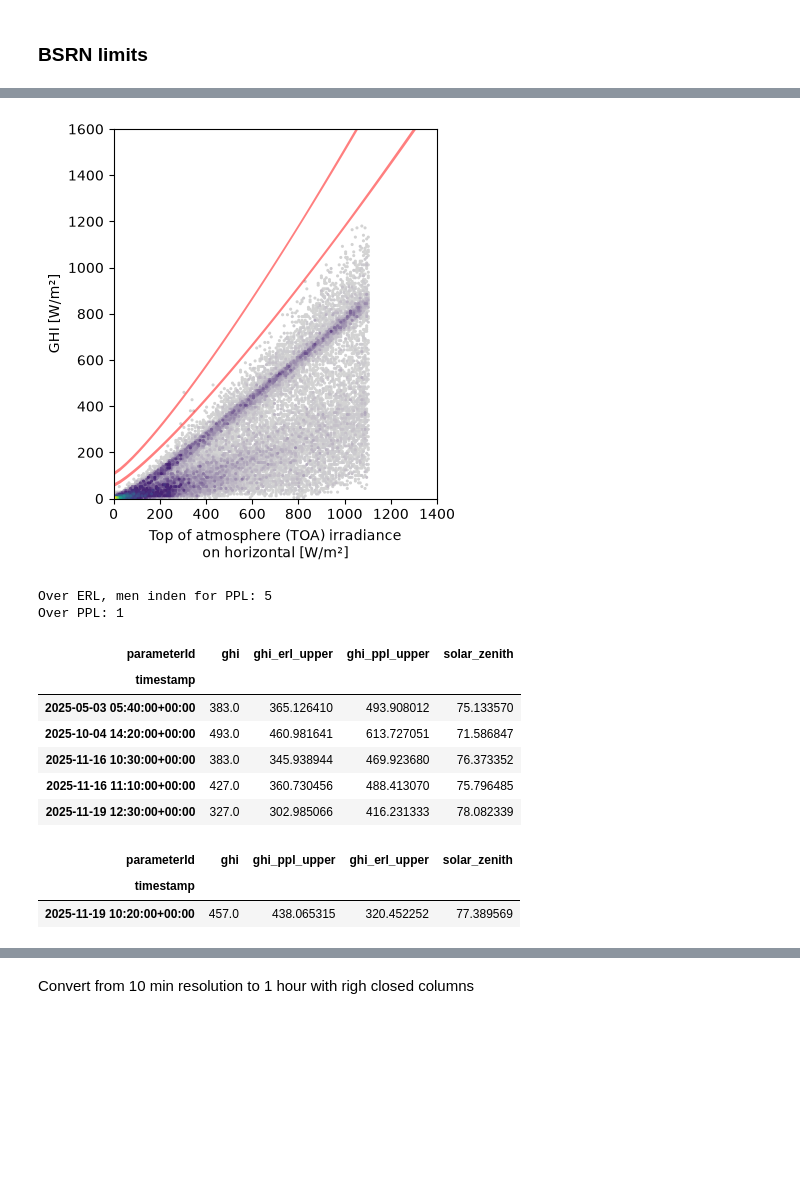
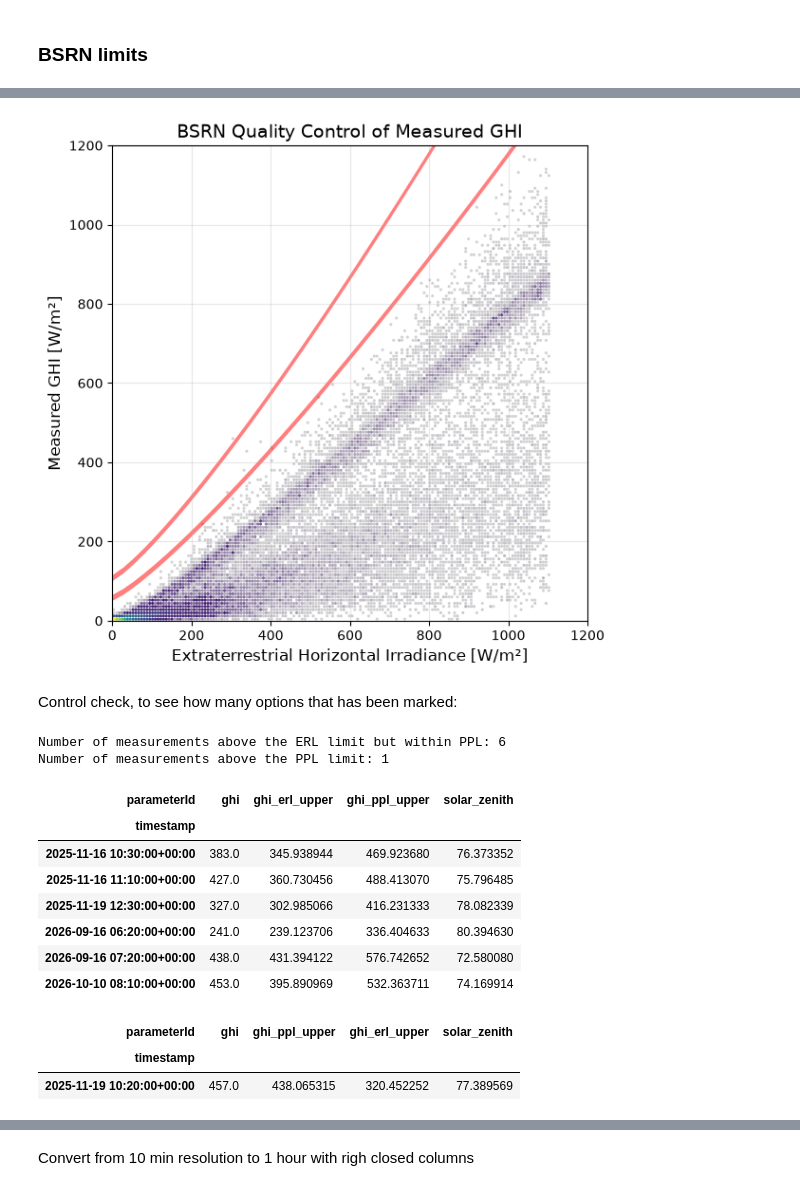
Before and after one commit to MatildeMGM/solar_forecast_project, a Jupyter notebook: notebooks/weather_measurements.ipynb, the cells around one changed output, grey strips where cells are left out. Cells and saved outputs as stored; diff of their text form; code cells hidden in the pictures; blank space fills up the shorter version.

Commit message:
updating weather_measurements notebook

```diff
--- a/notebooks/weather_measurements.ipynb
+++ b/notebooks/weather_measurements.ipynb
@@ -20,11 +20,10 @@ from scripts.functions import prep_dmi_irradiance, get_forecast_data
 # %%
-dmi_raw = get_dmi_ghi(
+data_raw = get_dmi_ghi(
     start="2025-11-09",
     end="2026-11-09",
     station="06019",
 )
 
-
 data_raw.head(20)
 # %% [output]
 | parameterId | ghi |
@@ -111,14 +128,25 @@ data_raw["ghi_erl_flag"] = solarpy.quality.bsrn_limits_flag(
 # %%
-# plot the data and the BSRN limits
+#Plot the data and the BSRN limits
 fig, ax = solarpy.plotting.plot_bsrn_limits(
     irradiance=data_raw["ghi"],
     component="ghi",
     ghi_extra=data_raw["ghi_extra"],
 )
-
+fig.set_size_inches(12, 6)
+ax.set_title("BSRN Quality Control of Measured GHI", fontsize=14)
+ax.set_xlabel("Extraterrestrial Horizontal Irradiance [W/m²]", fontsize=12)
+ax.set_ylabel("Measured GHI [W/m²]", fontsize=12)
+ax.tick_params(axis="both", labelsize=10)
+ax.grid(alpha=0.3)
+ax.set_xlim(0, 1200)
+ax.set_ylim(0, 1200)
+ax.set_aspect("equal", adjustable="box")
+plt.tight_layout()
 plt.show()
 # %% [output]
-[figure, old version]
+[figure, new version]
+# %% [markdown]
+Control check, to see how many options that has been marked:
 # %%
 _, data_raw["ghi_ppl_upper"] = solarpy.quality.bsrn_limits(
     data_raw["solar_zenith"], data_raw["dni_extra"], limits="ghi-ppl"
@@ -141,21 +169,22 @@ above_ppl = data_raw.loc[
     ["ghi", "ghi_ppl_upper", "ghi_erl_upper", "solar_zenith"],
 ]
 
-print("Over ERL, men inden for PPL:", len(erl_only))
-print("Over PPL:", len(above_ppl))
+print("Number of measurements above the ERL limit but within PPL:", len(erl_only))
+print("Number of measurements above the PPL limit:", len(above_ppl))
 
 display(erl_only)
 display(above_ppl)
 # %% [output]
-Over ERL, men inden for PPL: 5
-Over PPL: 1
+Number of measurements above the ERL limit but within PPL: 6
+Number of measurements above the PPL limit: 1
 | parameterId | ghi | ghi_erl_upper | ghi_ppl_upper | solar_zenith |
 | timestamp |  |  |  |  |
-| 2025-05-03 05:40:00+00:00 | 383.0 | 365.126410 | 493.908012 | 75.133570 |
-| 2025-10-04 14:20:00+00:00 | 493.0 | 460.981641 | 613.727051 | 71.586847 |
 | 2025-11-16 10:30:00+00:00 | 383.0 | 345.938944 | 469.923680 | 76.373352 |
 | 2025-11-16 11:10:00+00:00 | 427.0 | 360.730456 | 488.413070 | 75.796485 |
 | 2025-11-19 12:30:00+00:00 | 327.0 | 302.985066 | 416.231333 | 78.082339 |
+| 2026-09-16 06:20:00+00:00 | 241.0 | 239.123706 | 336.404633 | 80.394630 |
+| 2026-09-16 07:20:00+00:00 | 438.0 | 431.394122 | 576.742652 | 72.580080 |
+| 2026-10-10 08:10:00+00:00 | 453.0 | 395.890969 | 532.363711 | 74.169914 |
 | parameterId | ghi | ghi_ppl_upper | ghi_erl_upper | solar_zenith |
 | timestamp |  |  |  |  |
 | 2025-11-19 10:20:00+00:00 | 457.0 | 438.065315 | 320.452252 | 77.389569 |
```
Also changed, not shown: parts of 11 cells of this notebook.
